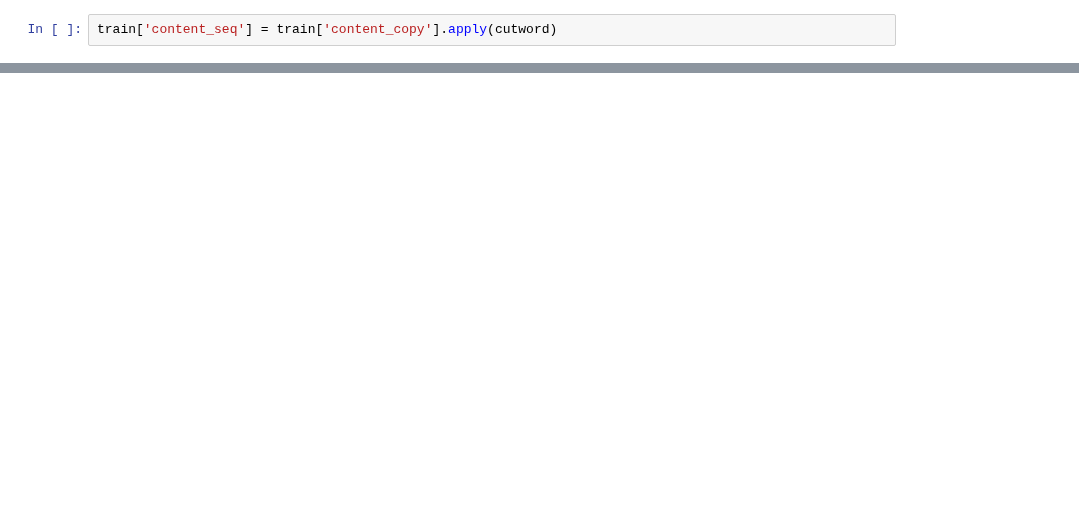
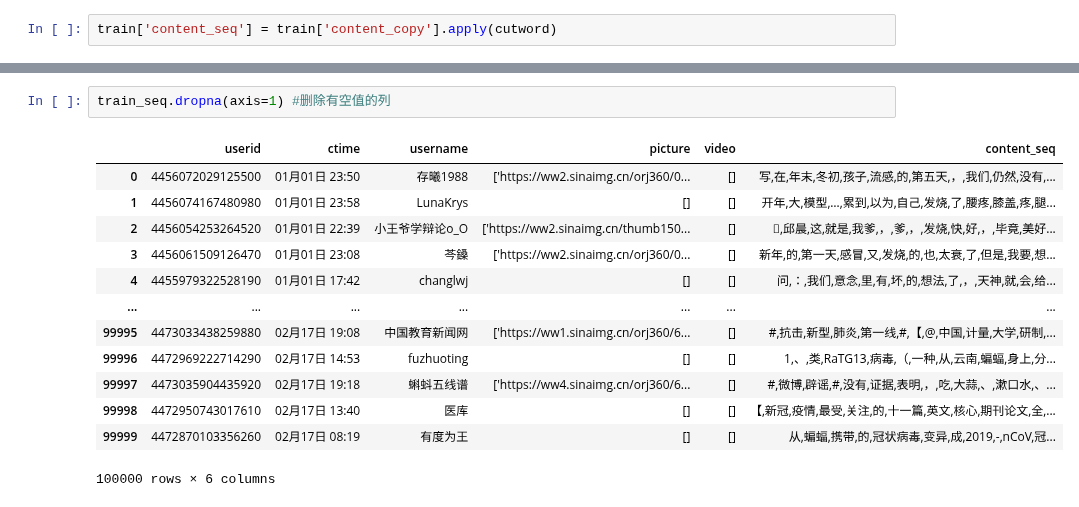
Before and after one commit to OcaenEyes/ML, a Jupyter notebook: AI训练赛/情绪分析/情绪分析.ipynb, the cells around one changed output, grey strips where cells are left out. Cells and saved outputs as stored; diff of their text form; blank space fills up the shorter version.

```diff
--- a/AI训练赛/情绪分析/情绪分析.ipynb
+++ b/AI训练赛/情绪分析/情绪分析.ipynb
@@ -113,0 +148,16 @@ train.drop(['content_jieba'],axis=1)
+# %%
+train_seq.dropna(axis=1) #删除有空值的列
+# %% [output]
+|  | userid | ctime | username | picture | video | content_seq |
+| 0 | 4456072029125500 | 01月01日 23:50 | 存曦1988 | ['https://ww2.sinaimg.cn/orj360/0... | [] | 写,在,年末,冬初,孩子,流感,的,第五天,，,我们,仍然,没有,... |
+| 1 | 4456074167480980 | 01月01日 23:58 | LunaKrys | [] | [] | 开年,大,模型,…,累到,以为,自己,发烧,了,腰疼,膝盖,疼,腿... |
+| 2 | 4456054253264520 | 01月01日 22:39 | 小王爷学辩论o_O | ['https://ww2.sinaimg.cn/thumb150... | [] | ,邱晨,这,就是,我爹,，,爹,，,发烧,快,好,，,毕竟,美好... |
+| 3 | 4456061509126470 | 01月01日 23:08 | 芩鎟 | ['https://ww2.sinaimg.cn/orj360/0... | [] | 新年,的,第一天,感冒,又,发烧,的,也,太衰,了,但是,我要,想... |
+| 4 | 4455979322528190 | 01月01日 17:42 | changlwj | [] | [] | 问,：,我们,意念,里,有,坏,的,想法,了,，,天神,就,会,给... |
+| ... | ... | ... | ... | ... | ... | ... |
+| 99995 | 4473033438259880 | 02月17日 19:08 | 中国教育新闻网 | ['https://ww1.sinaimg.cn/orj360/6... | [] | #,抗击,新型,肺炎,第一线,#,【,@,中国,计量,大学,研制,... |
+| 99996 | 4472969222714290 | 02月17日 14:53 | fuzhuoting | [] | [] | 1,、,类,RaTG13,病毒,（,一种,从,云南,蝙蝠,身上,分... |
+| 99997 | 4473035904435920 | 02月17日 19:18 | 蝌蚪五线谱 | ['https://ww4.sinaimg.cn/orj360/6... | [] | #,微博,辟谣,#,没有,证据,表明,，,吃,大蒜,、,漱口水,、... |
+| 99998 | 4472950743017610 | 02月17日 13:40 | 医库 | [] | [] | 【,新冠,疫情,最受,关注,的,十一篇,英文,核心,期刊论文,全,... |
+| 99999 | 4472870103356260 | 02月17日 08:19 | 有度为王 | [] | [] | 从,蝙蝠,携带,的,冠状病毒,变异,成,2019,-,nCoV,冠... |
+100000 rows × 6 columns
```
Also changed, not shown: parts of 35 cells of this notebook.
